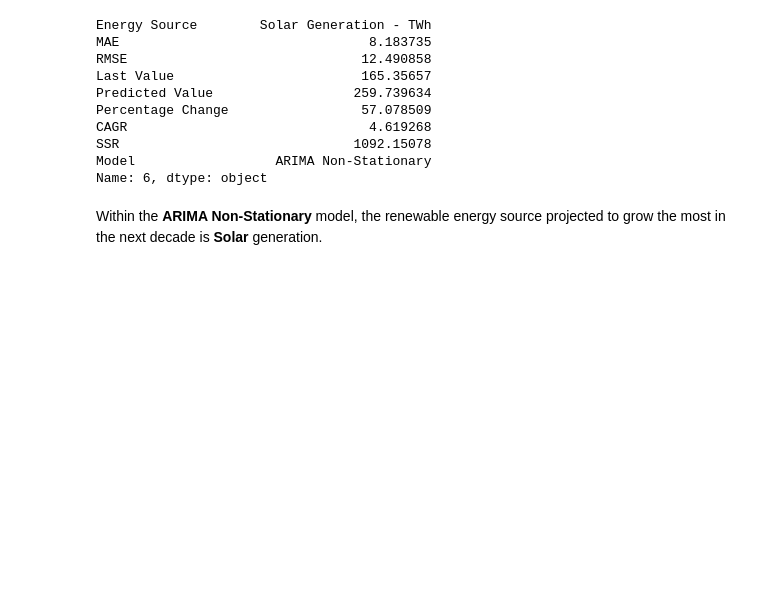
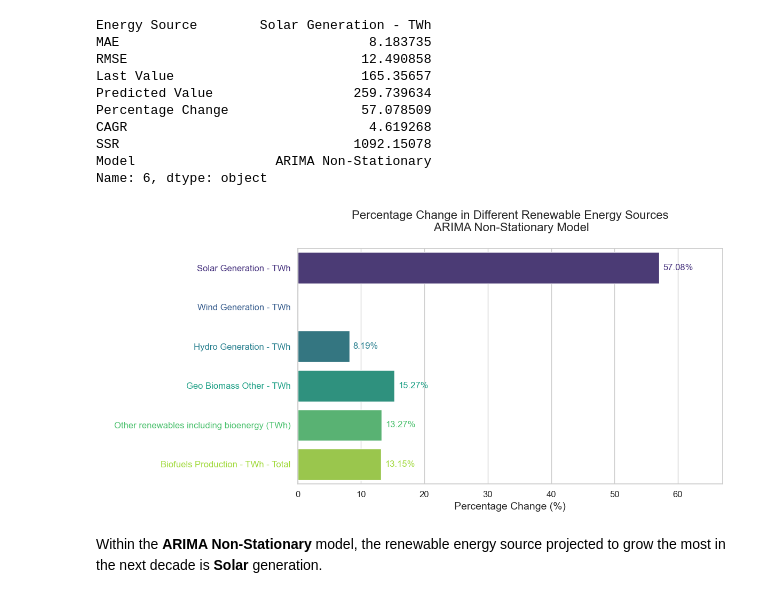
Before and after one commit to daistarr/Springboard_Projects, a Jupyter notebook: Capstone2/4_Modeling/Capstone2_Modeling.ipynb, the cells around one changed output. Drawn from its saved outputs; the diff is of its cells as text; code cells hidden in the pictures; blank space fills up the shorter version.

```diff
--- a/Capstone2/4_Modeling/Capstone2_Modeling.ipynb
+++ b/Capstone2/4_Modeling/Capstone2_Modeling.ipynb
@@ -869,6 +869,42 @@ CAGR                               4.619268
 SSR                              1092.15078
 Model                  ARIMA Non-Stationary
 Name: 6, dtype: object
+# %%
+# Create a bar plot and get the color palette used
+plt.figure(figsize=(12, 6))
+ax = sns.barplot(x='Percentage Change', y='Energy Source', data=arima_ns_df, palette='viridis')
+
+# Add labels and title
+plt.xlabel('Percentage Change (%)', fontsize=14)
+plt.ylabel(' ', fontsize=14)
+plt.title('Percentage Change in Different Renewable Energy Sources\n ARIMA Non-Stationary Model\n', fontsize=16)
+plt.xticks(fontsize=12)
+
+# Retrieve the color palette used by the plot
+palette = sns.color_palette("viridis", n_colors=len(arima_ns_df['Energy Source']))
+
+# Add percentage annotations to the bars
+for i, p in enumerate(ax.patches):
+    # Note: Ensure the iloc index is according to the plotting order
+    ax.annotate(f"{arima_ns_df['Percentage Change'].iloc[::1].iloc[i]:.2f}%",
+                (p.get_width(), p.get_y() + p.get_height() / 2),
+                ha='left', va='center', fontsize=12, color=palette[i], xytext=(5, 0),
+                textcoords='offset points')
+
+# Set the y-axis labels with matching colors
+for i, label in enumerate(ax.get_yticklabels()):
+    label.set_color(palette[i])
+    label.set_fontsize(12)
+
+# Adjust the x-axis to ensure visibility of all bars (including the small/negative ones)
+plt.xlim(0, max(arima_ns_df['Percentage Change']) + 10)
+
+# Display the plot and save it as a .png file
+plt.tight_layout()
+plt.savefig("renewable_energy.png", dpi=300)
+plt.show()
+# %% [output]
+[figure, added]
 # %% [markdown]
 Within the **ARIMA Non-Stationary** model, the renewable energy source projected to grow the most in the next decade is **Solar** generation.
 # %% [markdown]
```
Also changed, not shown: parts of 3 cells of this notebook, 7 other files.
